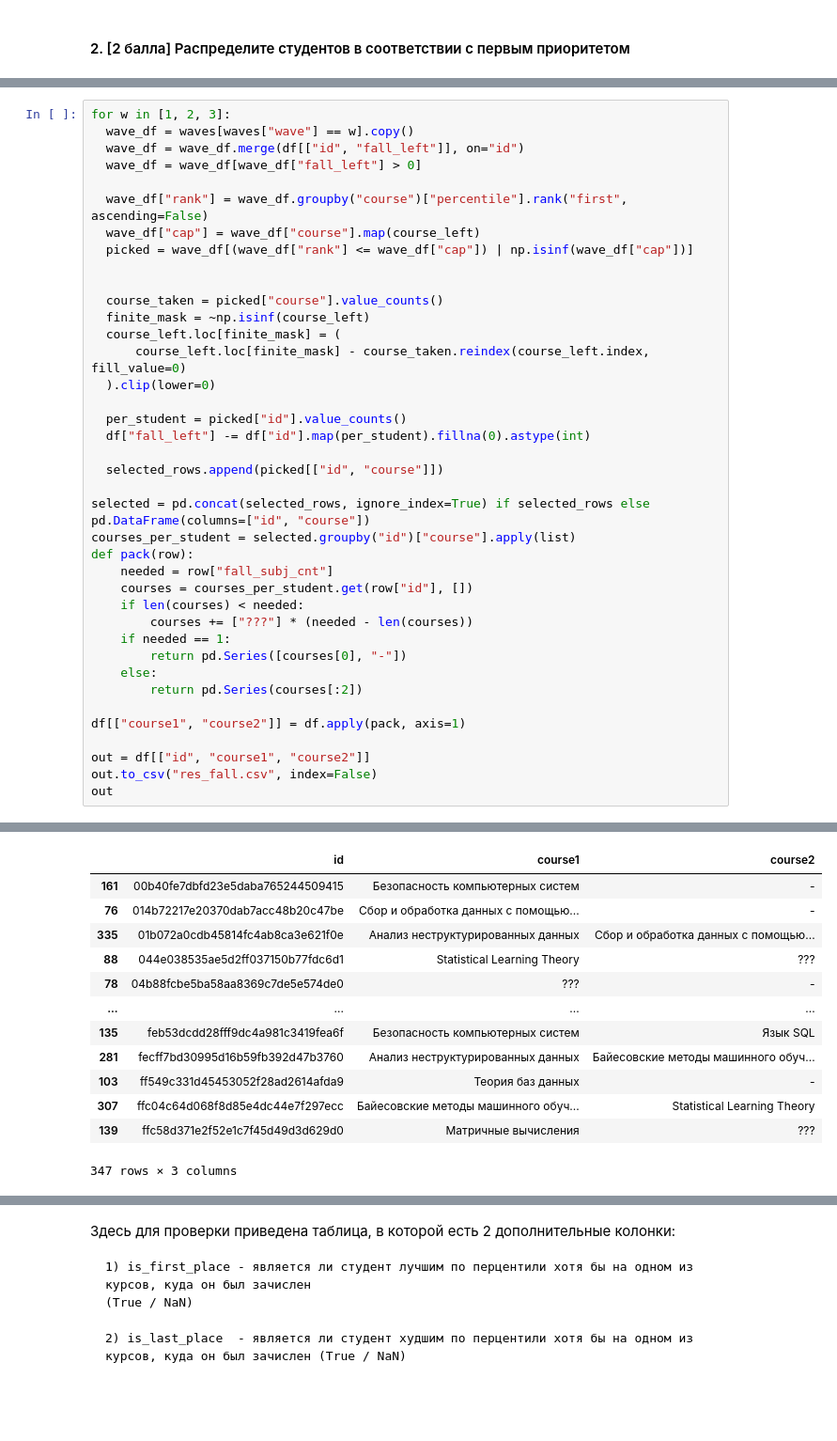
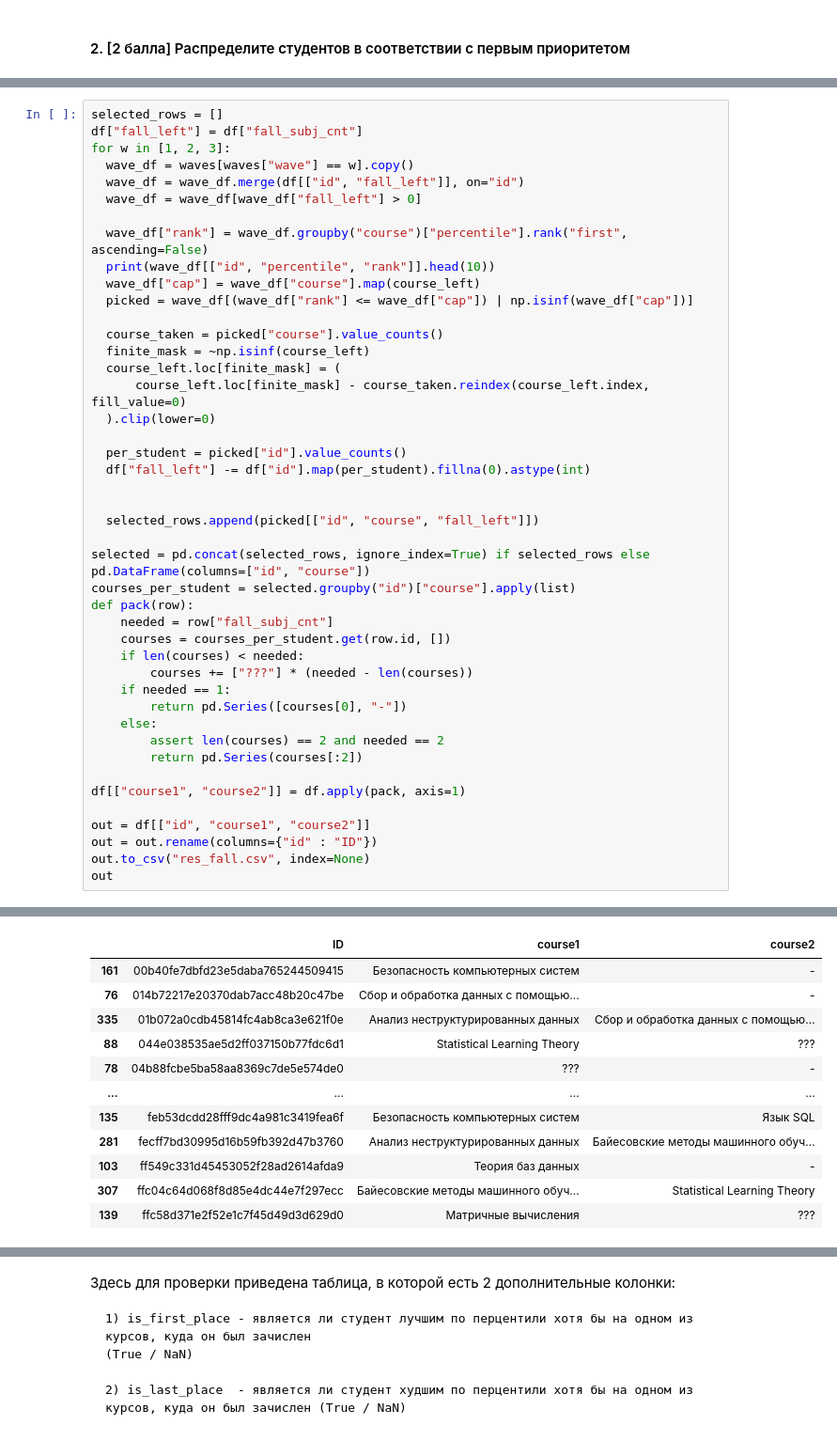
Before and after one commit to leakedog/collab, a Jupyter notebook: 2024-fall/homework-practice/homework-practice-01-tabular/homework-practice-01-pandas.ipynb, the cells around one changed output, grey strips where cells are left out. Shown at 94% size. Cells and saved outputs as stored; diff of their text form; blank space fills up the shorter version.

```diff
--- a/2024-fall/homework-practice/homework-practice-01-tabular/homework-practice-01-pandas.ipynb
+++ b/2024-fall/homework-practice/homework-practice-01-tabular/homework-practice-01-pandas.ipynb
@@ -551,15 +551,17 @@ waves.sort_index()
 selected_rows = []
 df["fall_left"] = df["fall_subj_cnt"]
 # %%
+selected_rows = []
+df["fall_left"] = df["fall_subj_cnt"]
 for w in [1, 2, 3]:
   wave_df = waves[waves["wave"] == w].copy()
   wave_df = wave_df.merge(df[["id", "fall_left"]], on="id")
   wave_df = wave_df[wave_df["fall_left"] > 0]
 
   wave_df["rank"] = wave_df.groupby("course")["percentile"].rank("first", ascending=False)
+  print(wave_df[["id", "percentile", "rank"]].head(10))
   wave_df["cap"] = wave_df["course"].map(course_left)
   picked = wave_df[(wave_df["rank"] <= wave_df["cap"]) | np.isinf(wave_df["cap"])]
-
 
   course_taken = picked["course"].value_counts()
   finite_mask = ~np.isinf(course_left)
@@ -570,23 +572,26 @@ for w in [1, 2, 3]:
   per_student = picked["id"].value_counts()
   df["fall_left"] -= df["id"].map(per_student).fillna(0).astype(int)
 
-  selected_rows.append(picked[["id", "course"]])
+
+  selected_rows.append(picked[["id", "course", "fall_left"]])
 
 selected = pd.concat(selected_rows, ignore_index=True) if selected_rows else pd.DataFrame(columns=["id", "course"])
 courses_per_student = selected.groupby("id")["course"].apply(list)
 def pack(row):
     needed = row["fall_subj_cnt"]
-    courses = courses_per_student.get(row["id"], [])
+    courses = courses_per_student.get(row.id, [])
     if len(courses) < needed:
         courses += ["???"] * (needed - len(courses))
     if needed == 1:
         return pd.Series([courses[0], "-"])
     else:
+        assert len(courses) == 2 and needed == 2
         return pd.Series(courses[:2])
 
 df[["course1", "course2"]] = df.apply(pack, axis=1)
 
 out = df[["id", "course1", "course2"]]
-out.to_csv("res_fall.csv", index=False)
+out = out.rename(columns={"id" : "ID"})
+out.to_csv("res_fall.csv", index=None)
 out
 # %% [output]
@@ -593,4 +615,4 @@ out
-|  | id | course1 | course2 |
+|  | ID | course1 | course2 |
 | 161 | 00b40fe7dbfd23e5daba765244509415 | Безопасность компьютерных систем | - |
 | 76 | 014b72217e20370dab7acc48b20c47be | Сбор и обработка данных с помощью... | - |
 | 335 | 01b072a0cdb45814fc4ab8ca3e621f0e | Анализ неструктурированных данных | Сбор и обработка данных с помощью... |
@@ -602,4 +624,3 @@ out
 | 103 | ff549c331d45453052f28ad2614afda9 | Теория баз данных | - |
 | 307 | ffc04c64d068f8d85e4dc44e7f297ecc | Байесовские методы машинного обуч... | Statistical Learning Theory |
 | 139 | ffc58d371e2f52e1c7f45d49d3d629d0 | Матричные вычисления | ??? |
-347 rows × 3 columns
```
Also changed, not shown: parts of 3 cells of this notebook.
